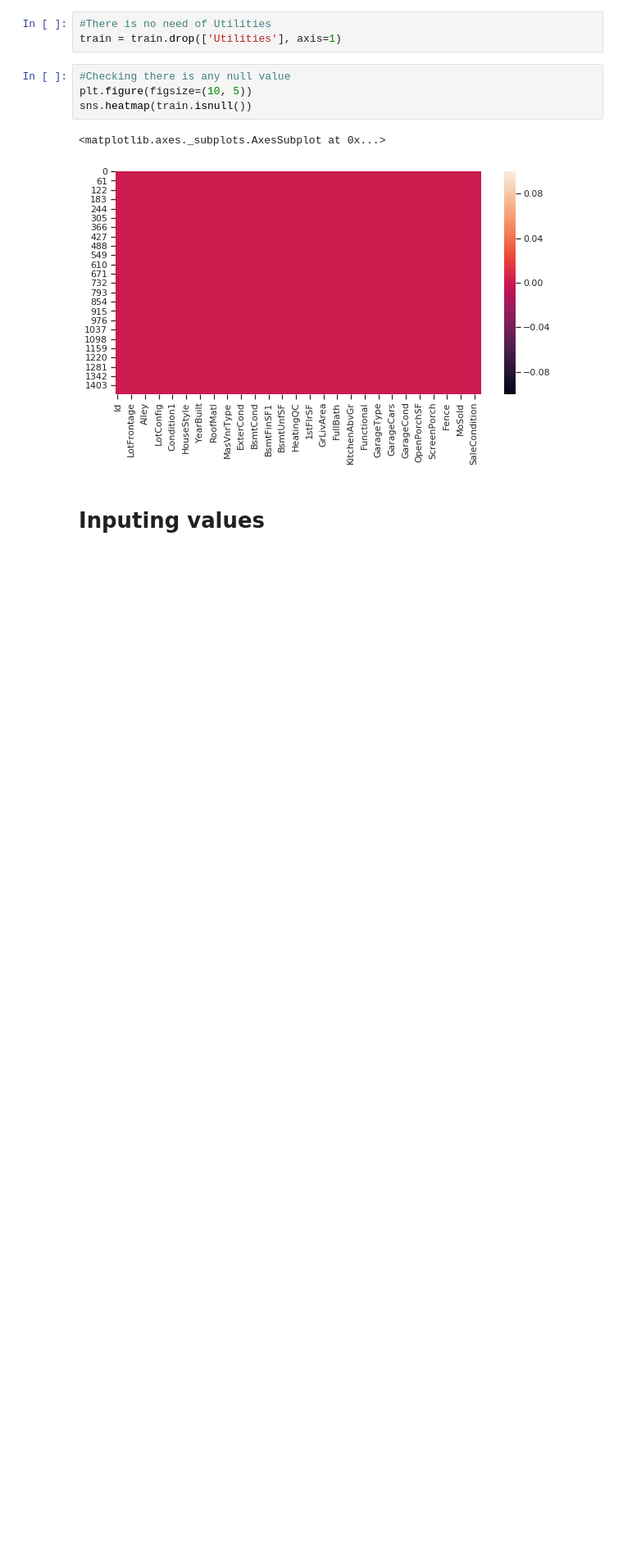
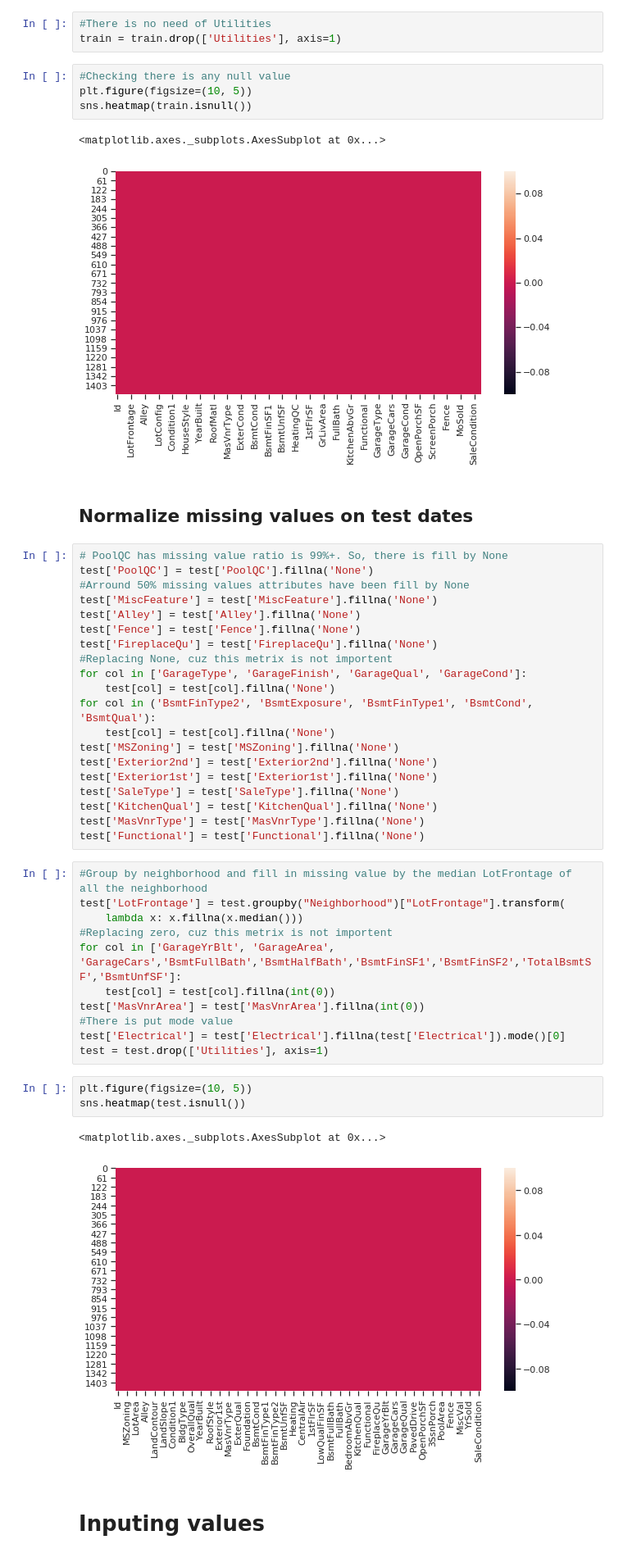
Before and after one commit to adminsolvve/ml_course, a Jupyter notebook: Advanced Regrassion/Advanced Regression.ipynb, the cells around one changed output. Shown at 82% size. Saved outputs shown, nothing was run; the diff lists cells and outputs as text; blank space fills up the shorter version.

```diff
--- a/Advanced Regrassion/Advanced Regression.ipynb
+++ b/Advanced Regrassion/Advanced Regression.ipynb
@@ -239,6 +300,45 @@ sns.heatmap(train.isnull())
 # %% [output]
 <matplotlib.axes._subplots.AxesSubplot at 0x...>
 [figure]
+# %% [markdown]
+## Normalize missing values on test dates
+# %%
+# PoolQC has missing value ratio is 99%+. So, there is fill by None
+test['PoolQC'] = test['PoolQC'].fillna('None')
+#Arround 50% missing values attributes have been fill by None
+test['MiscFeature'] = test['MiscFeature'].fillna('None')
+test['Alley'] = test['Alley'].fillna('None')
+test['Fence'] = test['Fence'].fillna('None')
+test['FireplaceQu'] = test['FireplaceQu'].fillna('None')
+#Replacing None, cuz this metrix is not importent
+for col in ['GarageType', 'GarageFinish', 'GarageQual', 'GarageCond']:
+    test[col] = test[col].fillna('None')
+for col in ('BsmtFinType2', 'BsmtExposure', 'BsmtFinType1', 'BsmtCond', 'BsmtQual'):
+    test[col] = test[col].fillna('None')
+test['MSZoning'] = test['MSZoning'].fillna('None')
+test['Exterior2nd'] = test['Exterior2nd'].fillna('None')
+test['Exterior1st'] = test['Exterior1st'].fillna('None')
+test['SaleType'] = test['SaleType'].fillna('None')
+test['KitchenQual'] = test['KitchenQual'].fillna('None')
+test['MasVnrType'] = test['MasVnrType'].fillna('None')
+test['Functional'] = test['Functional'].fillna('None')
+# %%
+#Group by neighborhood and fill in missing value by the median LotFrontage of all the neighborhood
+test['LotFrontage'] = test.groupby("Neighborhood")["LotFrontage"].transform(
+    lambda x: x.fillna(x.median()))
+#Replacing zero, cuz this metrix is not importent
+for col in ['GarageYrBlt', 'GarageArea', 'GarageCars','BsmtFullBath','BsmtHalfBath','BsmtFinSF1','BsmtFinSF2','TotalBsmtSF','BsmtUnfSF']:
+    test[col] = test[col].fillna(int(0))
+test['MasVnrArea'] = test['MasVnrArea'].fillna(int(0))
+#There is put mode value
+test['Electrical'] = test['Electrical'].fillna(test['Electrical']).mode()[0]
+test = test.drop(['Utilities'], axis=1)
+# %%
+plt.figure(figsize=(10, 5))
+sns.heatmap(test.isnull())
+# %% [output]
+<matplotlib.axes._subplots.AxesSubplot at 0x...>
+[figure, added]
 # %% [markdown]
 # Inputing values
 # %%
```
Also changed, not shown: parts of 17 cells of this notebook.
